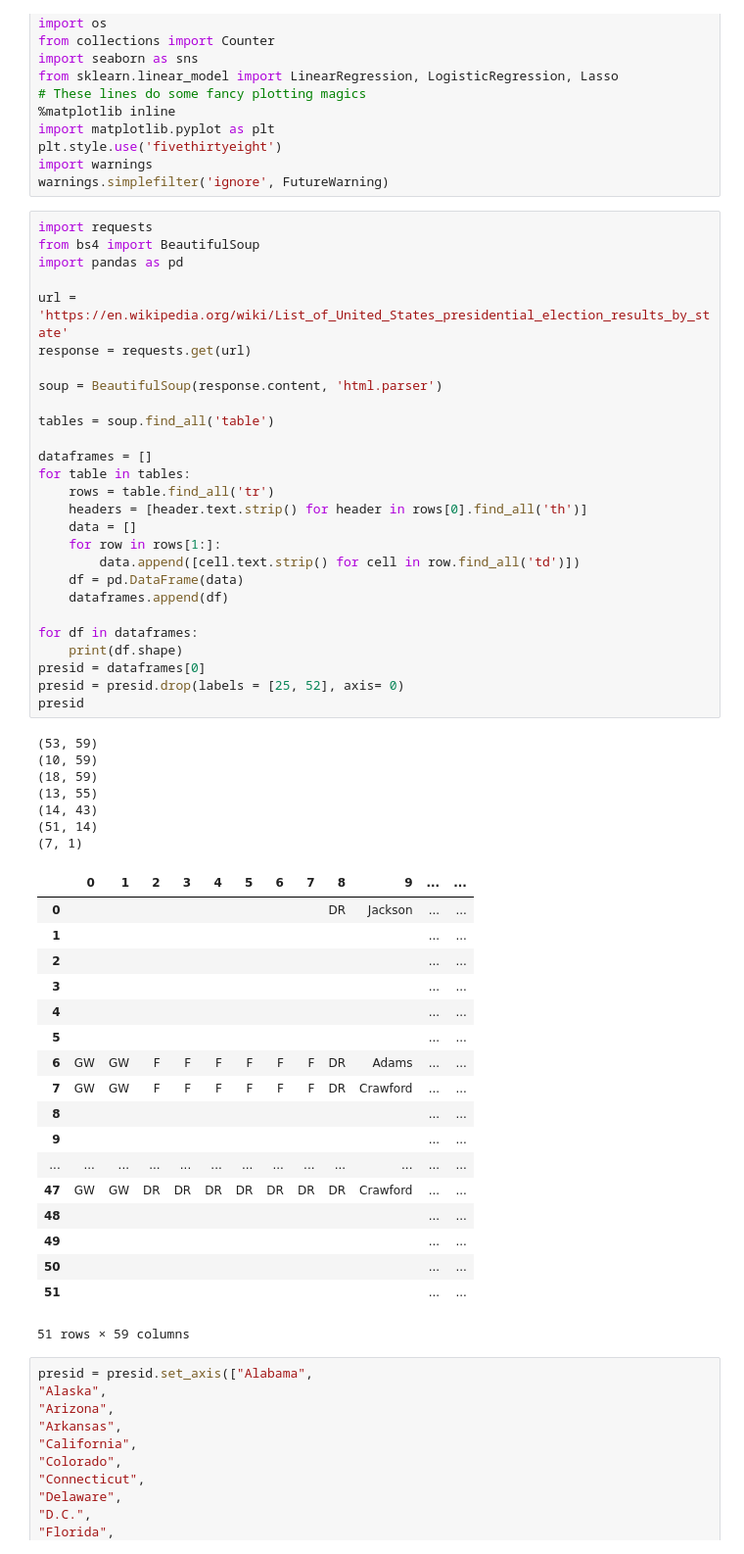
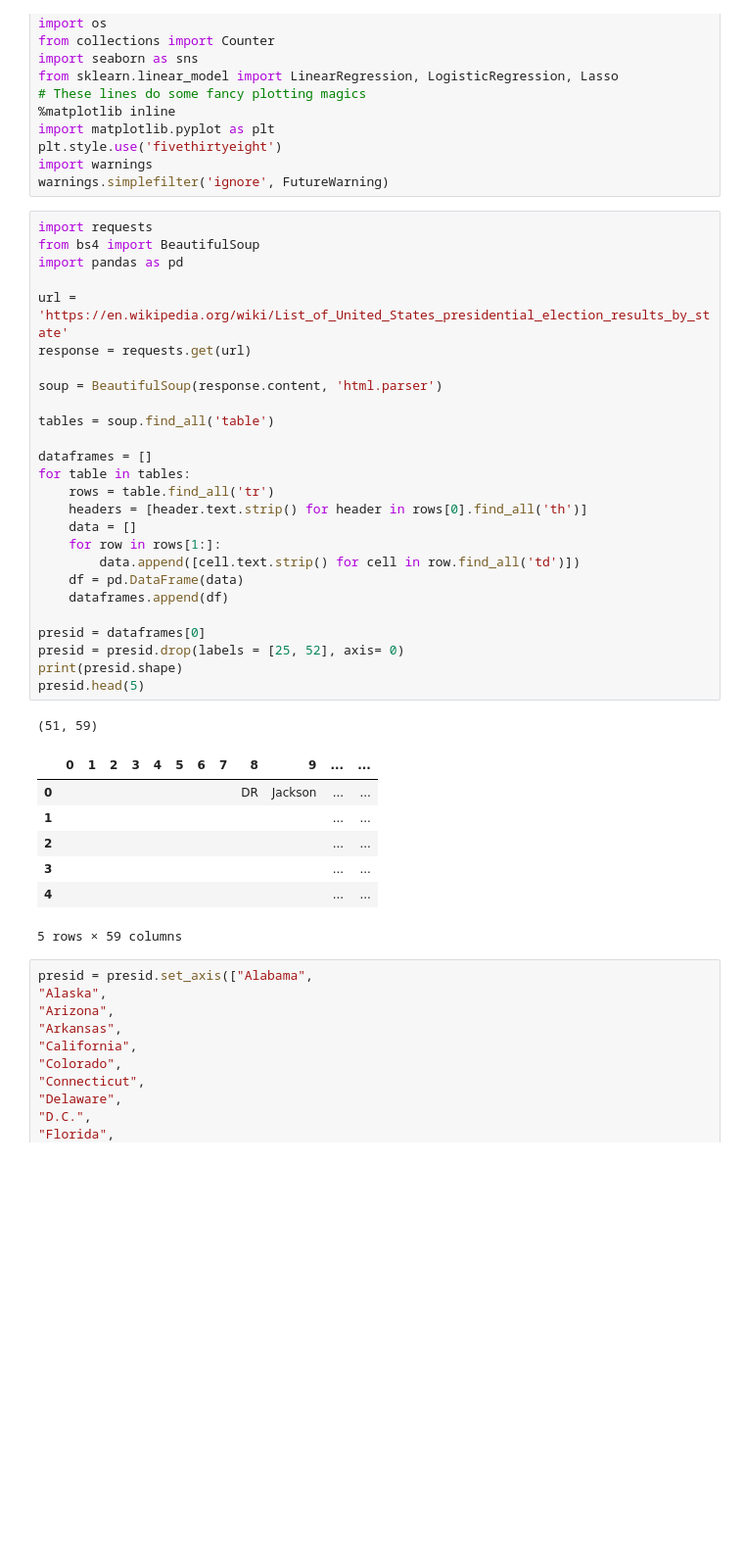
Before and after one commit to giomhern/data119, a Jupyter notebook: homeworks/hw6.ipynb, the cells around one changed output. Shown at 98% size. Saved outputs shown, nothing was run; the diff lists cells and outputs as text; blank space fills up the shorter version.

```diff
--- a/homeworks/hw6.ipynb
+++ b/homeworks/hw6.ipynb
@@ -17,55 +17,37 @@ warnings.simplefilter('ignore', FutureWarning)
 import requests
 from bs4 import BeautifulSoup
 import pandas as pd
 
 url = 'https://en.wikipedia.org/wiki/List_of_United_States_presidential_election_results_by_state'
 response = requests.get(url)
 
 soup = BeautifulSoup(response.content, 'html.parser')
 
 tables = soup.find_all('table')
 
 dataframes = []
 for table in tables:
     rows = table.find_all('tr')
     headers = [header.text.strip() for header in rows[0].find_all('th')]
     data = []
     for row in rows[1:]:
         data.append([cell.text.strip() for cell in row.find_all('td')])
     df = pd.DataFrame(data)
     dataframes.append(df)
 
-for df in dataframes:
-    print(df.shape)
 presid = dataframes[0]
 presid = presid.drop(labels = [25, 52], axis= 0)
-presid
+print(presid.shape)
+presid.head(5)
 # %% [output]
-(53, 59)
-(10, 59)
-(18, 59)
-(13, 55)
-(14, 43)
-(51, 14)
-(7, 1)
+(51, 59)
 |  | 0 | 1 | 2 | 3 | 4 | 5 | 6 | 7 | 8 | 9 | ... | ... |
 | 0 |  |  |  |  |  |  |  |  | DR | Jackson | ... | ... |
 | 1 |  |  |  |  |  |  |  |  |  |  | ... | ... |
 | 2 |  |  |  |  |  |  |  |  |  |  | ... | ... |
 | 3 |  |  |  |  |  |  |  |  |  |  | ... | ... |
 | 4 |  |  |  |  |  |  |  |  |  |  | ... | ... |
-| 5 |  |  |  |  |  |  |  |  |  |  | ... | ... |
-| 6 | GW | GW | F | F | F | F | F | F | DR | Adams | ... | ... |
-| 7 | GW | GW | F | F | F | F | F | F | DR | Crawford | ... | ... |
-| 8 |  |  |  |  |  |  |  |  |  |  | ... | ... |
-| 9 |  |  |  |  |  |  |  |  |  |  | ... | ... |
-| ... | ... | ... | ... | ... | ... | ... | ... | ... | ... | ... | ... | ... |
-| 47 | GW | GW | DR | DR | DR | DR | DR | DR | DR | Crawford | ... | ... |
-| 48 |  |  |  |  |  |  |  |  |  |  | ... | ... |
-| 49 |  |  |  |  |  |  |  |  |  |  | ... | ... |
-| 50 |  |  |  |  |  |  |  |  |  |  | ... | ... |
-| 51 |  |  |  |  |  |  |  |  |  |  | ... | ... |
-51 rows × 59 columns
+5 rows × 59 columns
 # %%
 presid = presid.set_axis(["Alabama",
 "Alaska",
```
Also changed, not shown: parts of 9 cells of this notebook.
